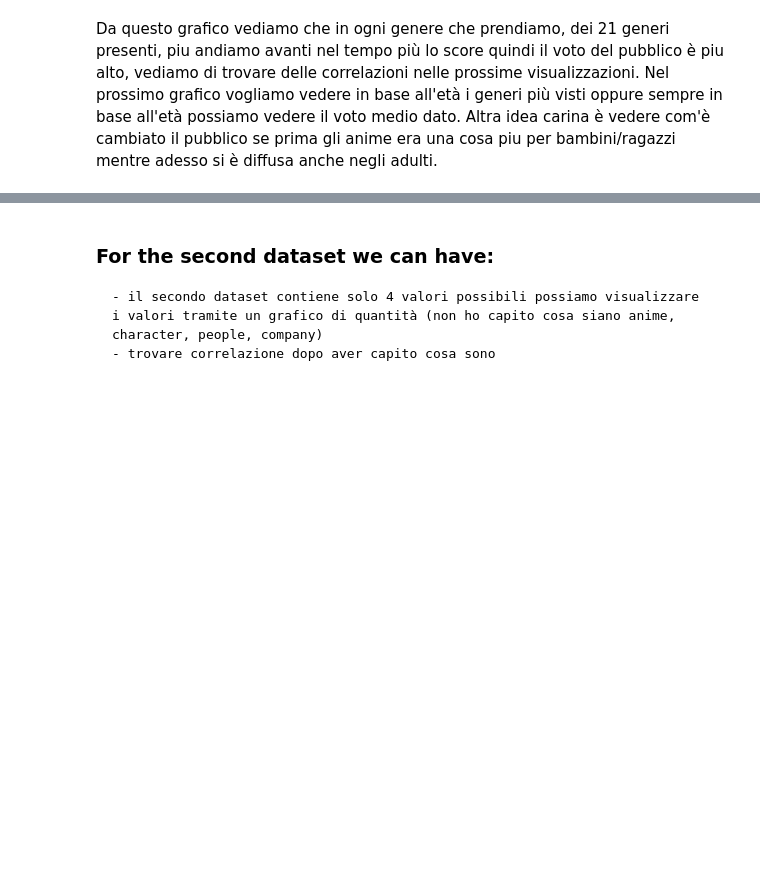
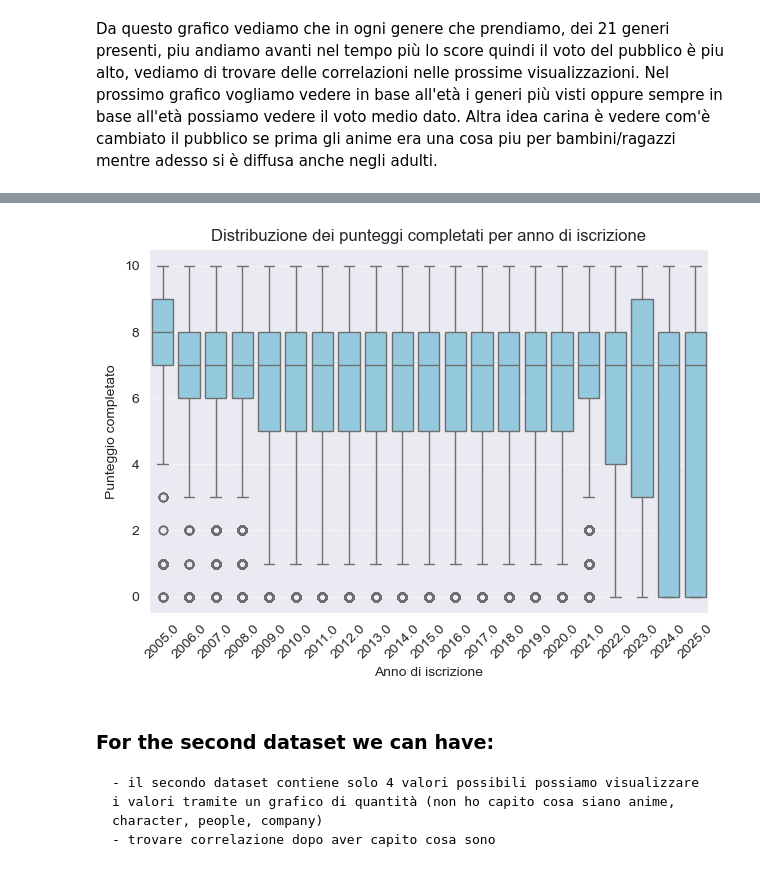
Before and after one commit to denis-budau/HCI-TWEB_2025-26, a Jupyter notebook: solution/data_visualitation.ipynb, the cells around one changed output, grey strips where cells are left out. Drawn from its saved outputs; the diff is of its cells as text; code cells hidden in the pictures; blank space fills up the shorter version.

```diff
--- a/solution/data_visualitation.ipynb
+++ b/solution/data_visualitation.ipynb
@@ -175,0 +263,7 @@ Da questo grafico vediamo che in ogni genere che prendiamo, dei 21 generi presen
+# %%
+profiles_df['joined'] = pd.to_datetime(profiles_df['joined'], errors='coerce')
+profiles_df['year_month'] = profiles_df['joined'].dt.to_period('M')
+
+profiles_df[
+    profiles_df['joined'].dt.year == 2022
+]['year_month'].value_counts().sort_index()
@@ -175,0 +326,10 @@ Da questo grafico vediamo che in ogni genere che prendiamo, dei 21 generi presen
+# %%
+# Selezioniamo solo le colonne di interesse e filtriamo per completed
+completed_df = ratings_df[ratings_df['status'] == 'completed'][['username', 'anime_id', 'score']].copy()
+
+# Aggiungiamo la colonna date_joined dal dataset users
+completed_df = completed_df.merge(
+    profiles_df[['username', 'joined']],
+    on='username',
+    how='left'  # left join mantiene solo le righe già filtrate in ratings
+)
@@ -176,3 +354,26 @@ Da questo grafico vediamo che in ogni genere che prendiamo, dei 21 generi presen
+# %%
+# Convertiamo 'joined' in datetime
+completed_df['joined'] = pd.to_datetime(completed_df['joined'], errors='coerce')
+
+# Estraiamo l'anno di iscrizione
+completed_df['join_year'] = completed_df['joined'].dt.year
+
+# Calcoliamo lo score medio per anno di iscrizione
+avg_score_by_year = completed_df.groupby('join_year')['score'].mean()
+avg_score_by_year.index = avg_score_by_year.index.astype(int)
+# %%
+# Facciamo il boxplot
+sns.boxplot(x='join_year', y='score', data=completed_df, color='skyblue')
+
+plt.title("Distribuzione dei punteggi completati per anno di iscrizione")
+plt.xlabel("Anno di iscrizione")
+plt.ylabel("Punteggio completato")
+plt.xticks(rotation=45)
+plt.grid(True, axis='y', linestyle='--', alpha=0.7)
+plt.tight_layout()
+plt.show()
+# %% [output]
+[figure, added]
 # %% [markdown]
 ### For the second dataset we can have:
     - il secondo dataset contiene solo 4 valori possibili possiamo visualizzare i valori tramite un grafico di quantità (non ho capito cosa siano anime, character, people, company)
```
Also changed, not shown: parts of 16 cells of this notebook, 1 other file.
